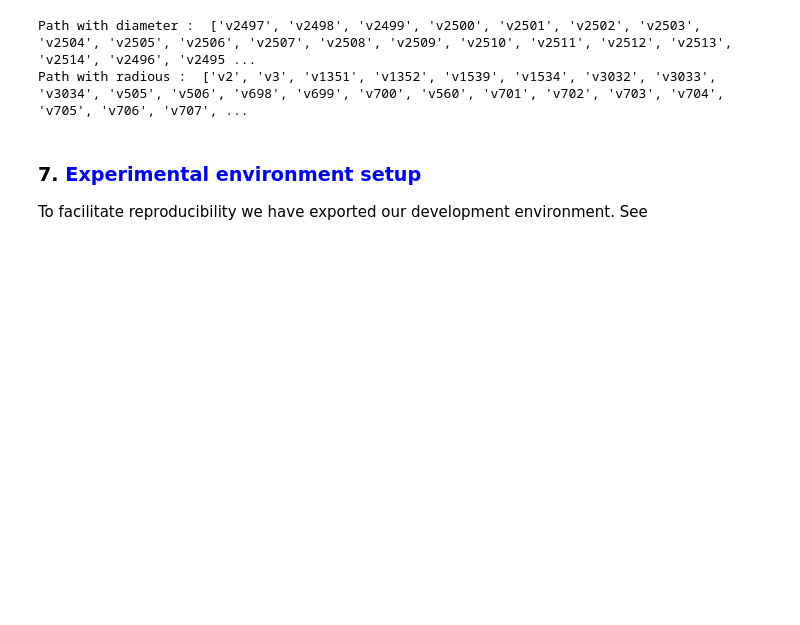
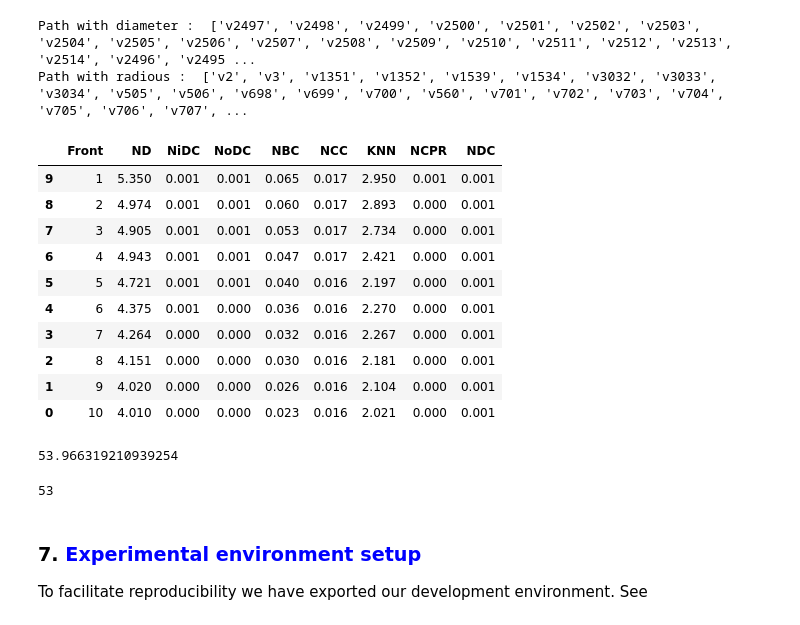
Before and after one commit to ahiralesc/tijuana_vehicle_network_analysis, a Jupyter notebook: TVM.ipynb, the cells around one changed output. Cells and saved outputs as stored; diff of their text form; code cells hidden in the pictures; blank space fills up the shorter version.

Commit message:
Pareto front selection

```diff
--- a/TVM.ipynb
+++ b/TVM.ipynb
@@ -1248,3 +1248,35 @@ print('Path with radious : ', path)
 # %% [output]
 Path with diameter :  ['v2497', 'v2498', 'v2499', 'v2500', 'v2501', 'v2502', 'v2503', 'v2504', 'v2505', 'v2506', 'v2507', 'v2508', 'v2509', 'v2510', 'v2511', 'v2512', 'v2513', 'v2514', 'v2496', 'v2495 ...
 Path with radious :  ['v2', 'v3', 'v1351', 'v1352', 'v1539', 'v1534', 'v3032', 'v3033', 'v3034', 'v505', 'v506', 'v698', 'v699', 'v700', 'v560', 'v701', 'v702', 'v703', 'v704', 'v705', 'v706', 'v707', ...
+# %%
+# Network average path lenght
+pareto = pd.read_csv(r'data\pareto_fronts.csv',  keep_default_na=False, sep=",", encoding ="ISO-8859-1", engine='python')
+# %%
+df = pd.DataFrame(columns = ['ND','NiDC','NoDC','NBC','NCC','KNN','NCPR','NDC'])
+val_set = pareto.frontera.unique()[pareto.frontera.unique() <= 10]
+for i in val_set:
+    p = pareto[pareto.frontera == i]['vertice']
+    stats = nodes[nodes.index.isin(list(p.values))].describe()
+    vals = stats[stats.index == 'mean'][['ND','NiDC','NoDC','NBC','NCC','KNN','NCPR','NDC']].values
+    key = str(int(i))
+    df.loc[key] = vals[0]
+df = df.reset_index()
+df.rename(columns = {'index':'Front'}, inplace = True)
+df = df.astype({"Front": int})
+df = df.sort_values(by=['Front'],ascending=True)
+df[['ND','NiDC','NoDC','NBC','NCC','KNN','NCPR','NDC']] = df[['ND','NiDC','NoDC','NBC','NCC','KNN','NCPR','NDC']].round(decimals=3)
+#df['NDC'] = df[]
+# %%
+df
+# %% [output]
+|  | Front | ND | NiDC | NoDC | NBC | NCC | KNN | NCPR | NDC |
+| 9 | 1 | 5.350 | 0.001 | 0.001 | 0.065 | 0.017 | 2.950 | 0.001 | 0.001 |
+| 8 | 2 | 4.974 | 0.001 | 0.001 | 0.060 | 0.017 | 2.893 | 0.000 | 0.001 |
+| 7 | 3 | 4.905 | 0.001 | 0.001 | 0.053 | 0.017 | 2.734 | 0.000 | 0.001 |
+| 6 | 4 | 4.943 | 0.001 | 0.001 | 0.047 | 0.017 | 2.421 | 0.000 | 0.001 |
+| 5 | 5 | 4.721 | 0.001 | 0.001 | 0.040 | 0.016 | 2.197 | 0.000 | 0.001 |
+| 4 | 6 | 4.375 | 0.001 | 0.000 | 0.036 | 0.016 | 2.270 | 0.000 | 0.001 |
+| 3 | 7 | 4.264 | 0.000 | 0.000 | 0.032 | 0.016 | 2.267 | 0.000 | 0.001 |
+| 2 | 8 | 4.151 | 0.000 | 0.000 | 0.030 | 0.016 | 2.181 | 0.000 | 0.001 |
+| 1 | 9 | 4.020 | 0.000 | 0.000 | 0.026 | 0.016 | 2.104 | 0.000 | 0.001 |
+| 0 | 10 | 4.010 | 0.000 | 0.000 | 0.023 | 0.016 | 2.021 | 0.000 | 0.001 |
@@ -1251,3 +1285,18 @@ Path with radious :  ['v2', 'v3', 'v1351', 'v1352', 'v1539', 'v1534', 'v3032', '
+# %%
+sum_paths = 0;
+n = 0;
+for k1 in p:
+    for k2 in all_paths[k1].items():
+        #print(k1,k2[1][-1])
+        sum_paths = sum_paths + len(all_paths[k1][k2[1][-1]])
+        n = n + 1
+print(sum_paths/n)
+# %% [output]
+53.966319210939254
+# %%
+len(p)
+# %% [output]
+53
 # %% [markdown]
 ### <a name="TVM_LIB">7. <span style="color:blue">Experimental environment setup</span></a>
 
```
Also changed, not shown: parts of 1 cell of this notebook, 1 other file.
